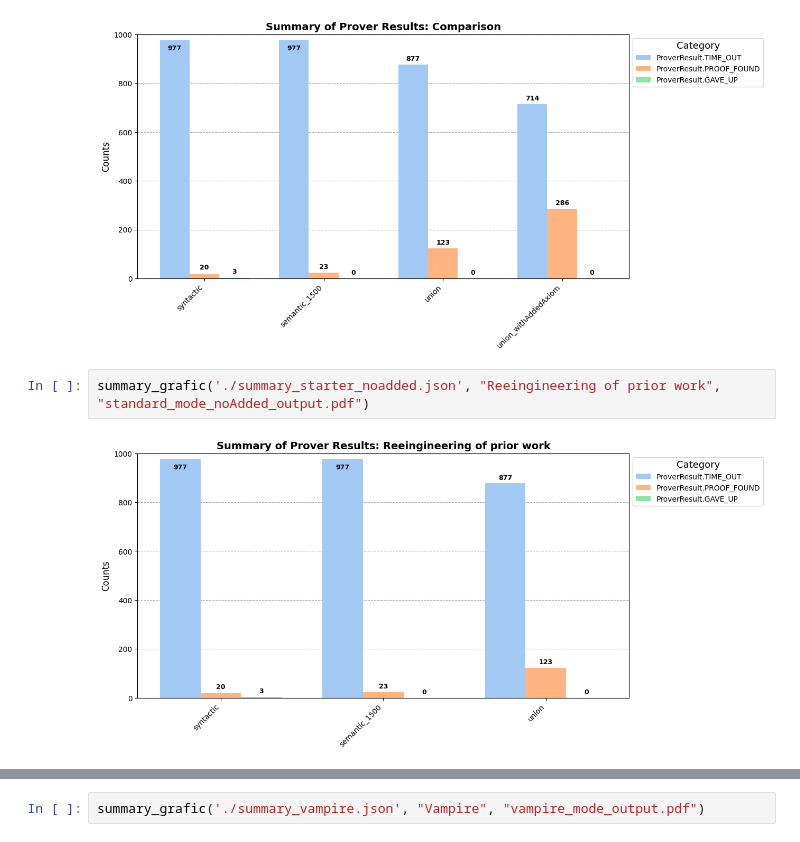
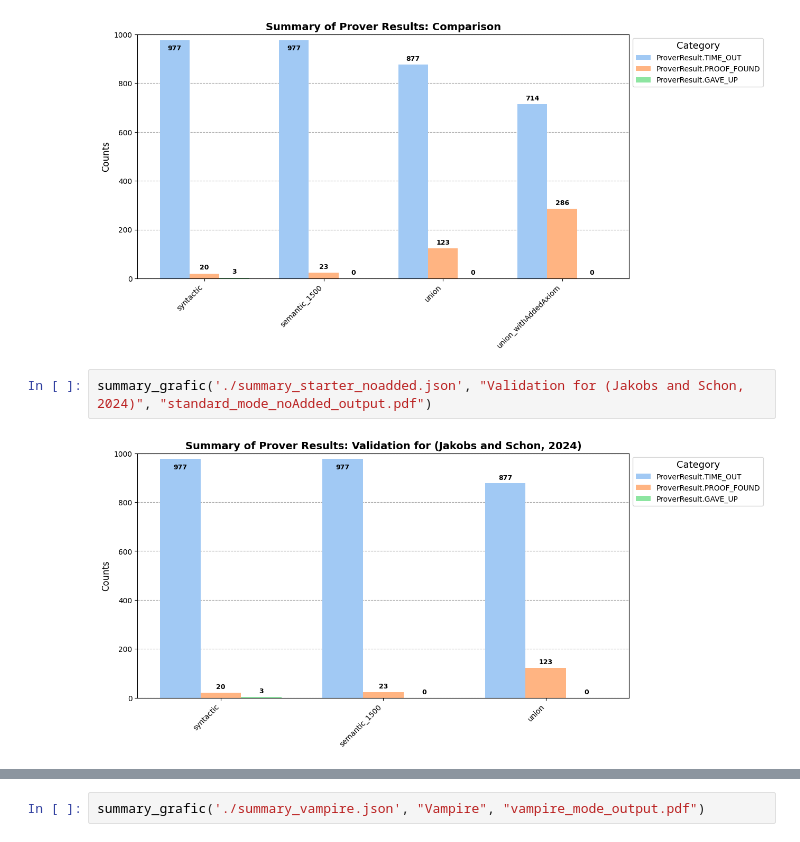
Before and after one commit to BigTeddyRush/further-work-of-seven, a Jupyter notebook: results_thesis/sum_evaluation.ipynb, the cells around one changed output, grey strips where cells are left out. Cells and saved outputs as stored; diff of their text form.

```diff
--- a/results_thesis/sum_evaluation.ipynb
+++ b/results_thesis/sum_evaluation.ipynb
@@ -110,6 +110,6 @@ summary_grafic('./summary_starter.json', "Comparison", "standard_mode_output.pdf
 # %% [output]
 [figure]
 # %%
-summary_grafic('./summary_starter_noadded.json', "Reeingineering of prior work", "standard_mode_noAdded_output.pdf")
+summary_grafic('./summary_starter_noadded.json', "Validation for (Jakobs and Schon, 2024)", "standard_mode_noAdded_output.pdf")
 # %% [output]
-[figure, old version]
+[figure, new version]
```
Also changed, not shown: parts of 4 cells of this notebook, 7 other files.
